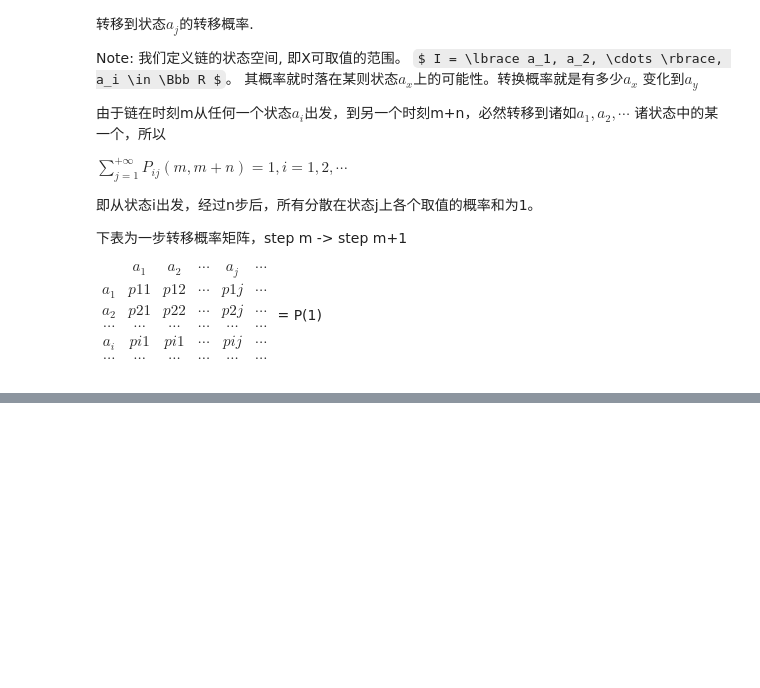
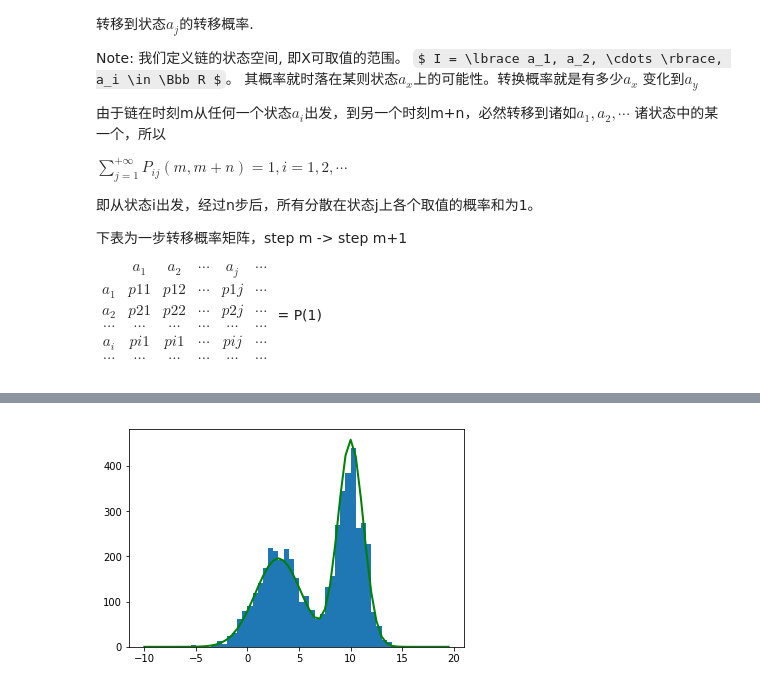
Before and after one commit to Hobart-Liu/Exercise, a Jupyter notebook: mynotes/basic/MCMC.ipynb, the cells around one changed output, grey strips where cells are left out. Cells and saved outputs as stored; diff of their text form; code cells hidden in the pictures; some formulas as TeX source; blank space fills up the shorter version.

```diff
--- a/mynotes/basic/MCMC.ipynb
+++ b/mynotes/basic/MCMC.ipynb
@@ -120,0 +169,21 @@ plt.show()
+# %%
+u2 = random.rand(N)
+sigma = 10
+y2 = zeros(N)
+y2[0] = random.normal(0,sigma)
+for i in range(N-1):
+    y2new = y2[i] + random.normal(0,sigma)
+    alpha = min(1,p(y2new)/p(y2[i]))
+    if u2[i] < alpha:
+        y2[i+1] = y2new
+    else:
+        y2[i+1] = y2[i]
+# %%
+figure(1)
+nbins = 30
+hist(y2, bins = x)
+plot(x, px*N/sum(px), color='g', linewidth=2)
+
+show()
+# %% [output]
+[figure, added]
```
Also changed, not shown: parts of 20 cells of this notebook.
